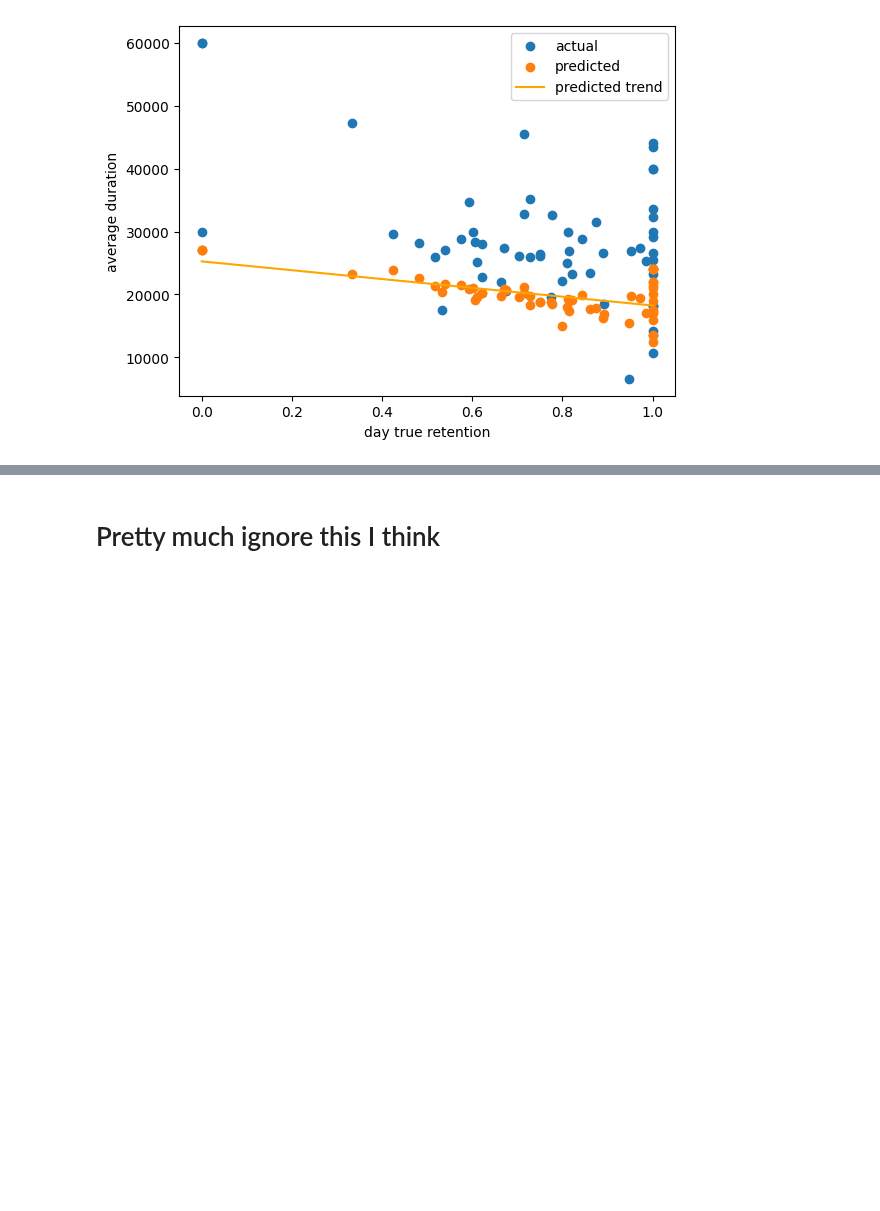
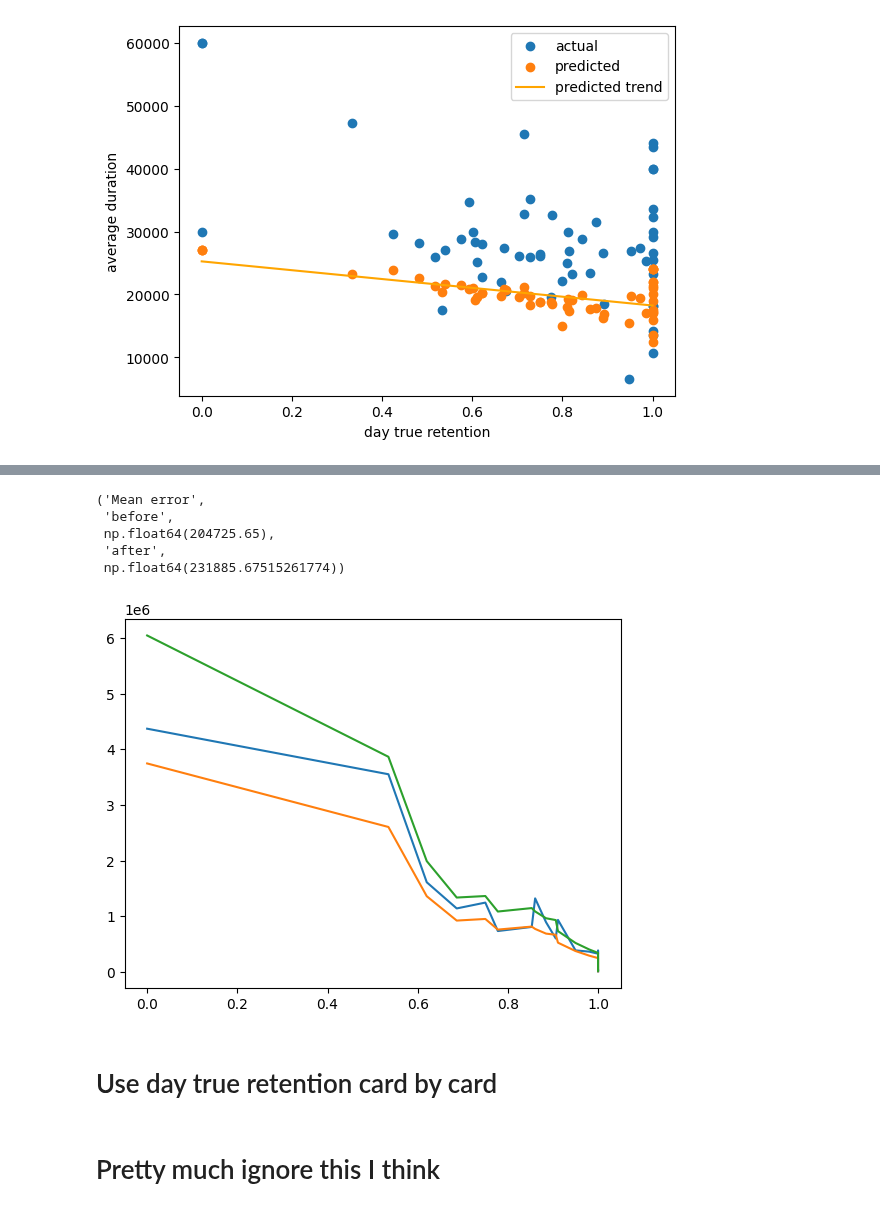
Before and after one commit to Luc-Mcgrady/anki-10k-notebooks, a Jupyter notebook: duration_per_day.ipynb, the cells around one changed output, grey strips where cells are left out. Cells and saved outputs as stored; diff of their text form; code cells hidden in the pictures; blank space fills up the shorter version.

```diff
--- a/duration_per_day.ipynb
+++ b/duration_per_day.ipynb
@@ -208,3 +221,33 @@ array([-7020.44918761, 25266.12630085])
+# %%
+counts, sums = counts_sums(test_groups)
+
+# 1️⃣  Compute retention (you already have this):
+retention = sums["y"] / counts["y"]
+
+# 2️⃣  Get the index order that sorts retention (⇧ descending keeps the best-retaining groups first)
+order = retention.sort_values(ascending=False).index
+
+# 3️⃣  Re-index everything in that order
+counts_sorted    = counts.loc[order]
+sums_sorted      = sums.loc[order]
+retention_sorted = retention.loc[order]
+
+retention_adjustment = np.polyval(c, retention_sorted)
+
+plt.plot(retention_sorted, sums["duration"])
+plt.plot(retention_sorted, sums["review_average"])
+plt.plot(retention_sorted, sums["review_average"] * retention_adjustment)
+
+"Mean error", "before", abs(sums["duration"] - sums["review_average"]).mean(), "after", (abs(sums["duration"] - (sums["review_average"]) * retention_adjustment)).mean()
+# %% [output]
+('Mean error',
+ 'before',
+ np.float64(204725.65),
+ 'after',
+ np.float64(231885.67515261774))
+[figure, added]
+# %% [markdown]
+# Use day true retention card by card
 # %% [markdown]
 # Pretty much ignore this I think
 # %%
```
Also changed, not shown: parts of 2 cells of this notebook.
